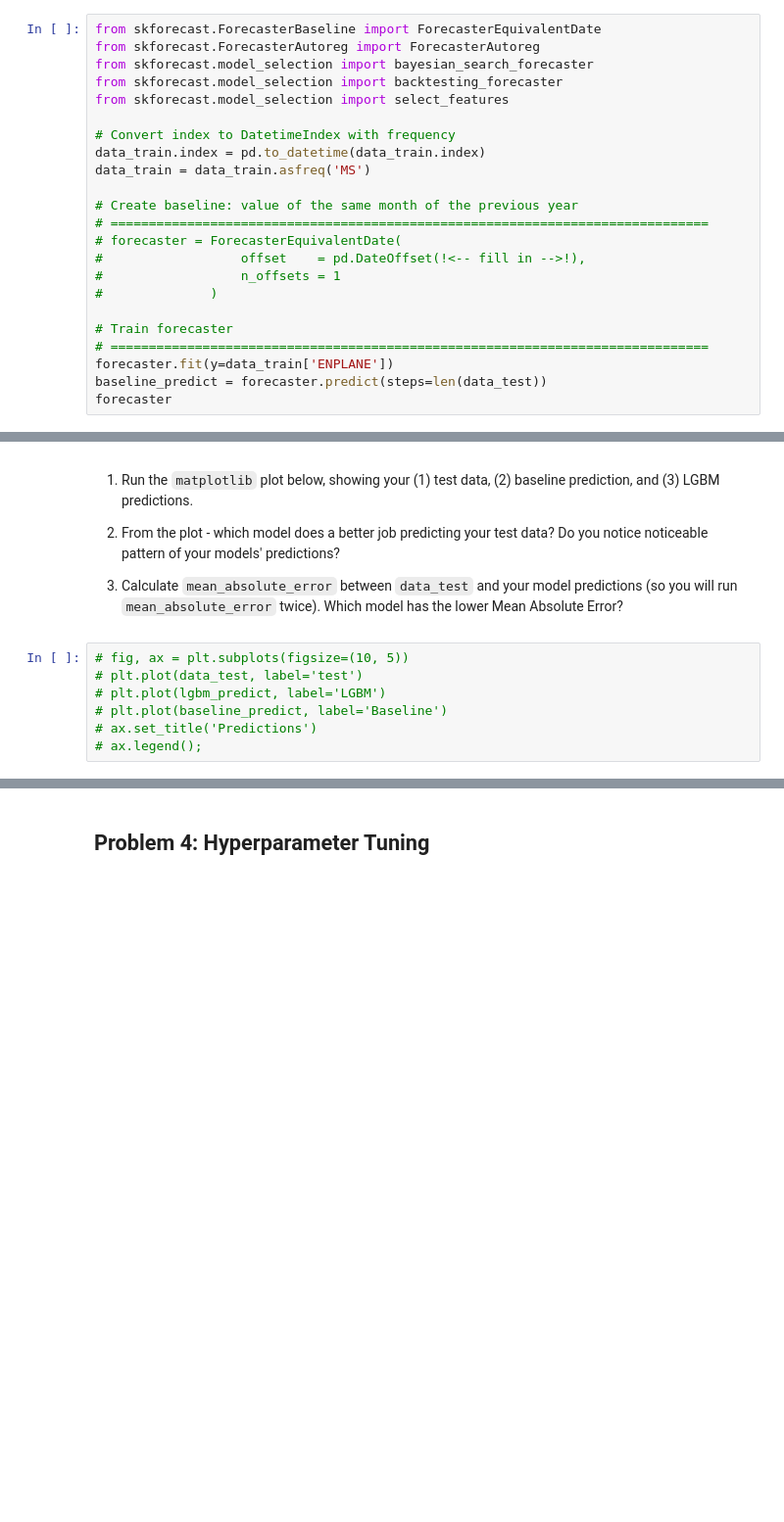
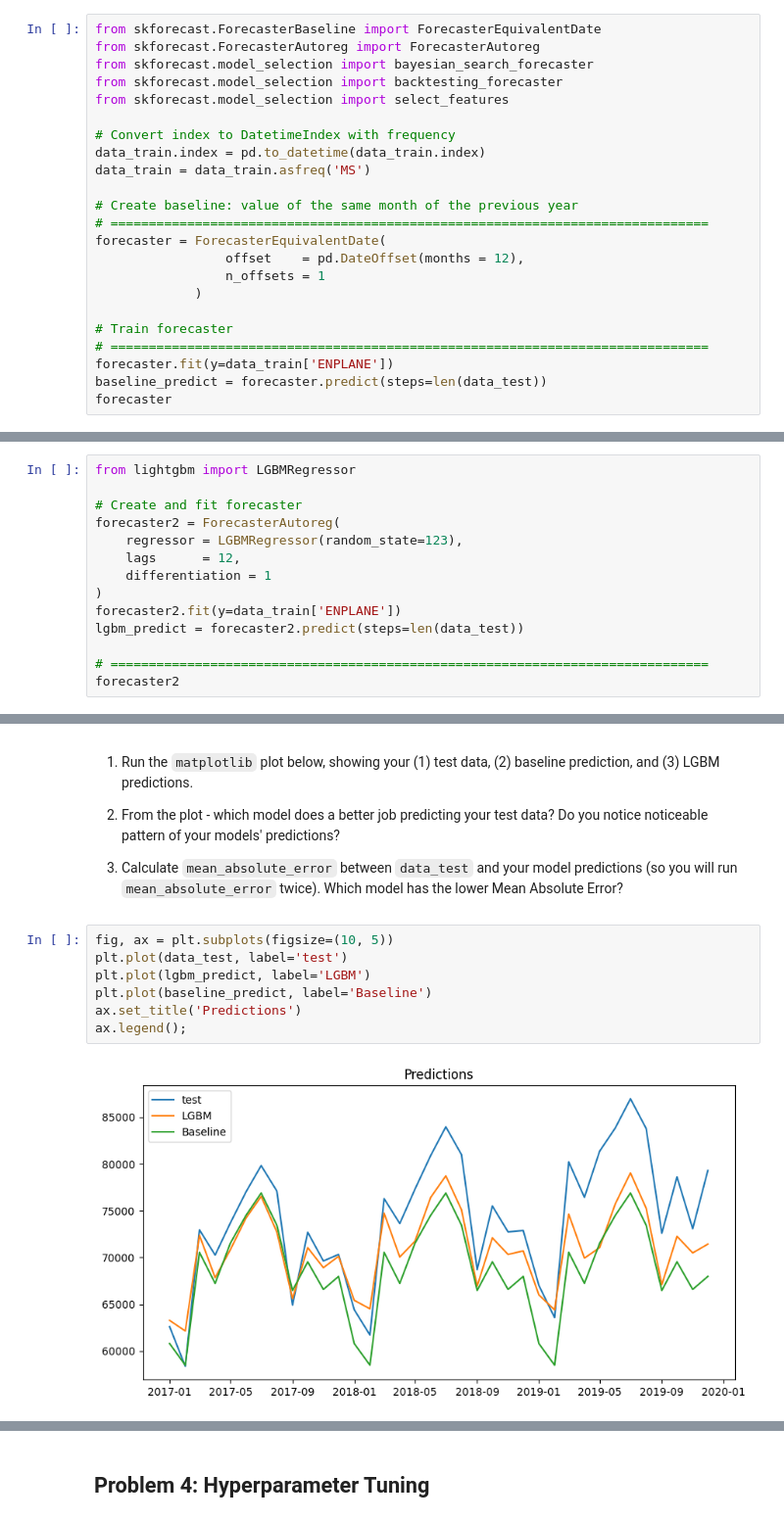
Before and after one commit to oekwonu/dsba6211-summer2024-labs, a Jupyter notebook: notebooks/dsba6211_summer2024_lab8.ipynb, the cells around one changed output, grey strips where cells are left out. Shown at 98% size. Cells and saved outputs as stored; diff of their text form; blank space fills up the shorter version.

```diff
--- a/notebooks/dsba6211_summer2024_lab8.ipynb
+++ b/notebooks/dsba6211_summer2024_lab8.ipynb
@@ -98,10 +98,10 @@ data_train = data_train.asfreq('MS')
 
 # Create baseline: value of the same month of the previous year
 # ==============================================================================
-# forecaster = ForecasterEquivalentDate(
-#                  offset    = pd.DateOffset(!<-- fill in -->!),
-#                  n_offsets = 1
-#              )
+forecaster = ForecasterEquivalentDate(
+                 offset    = pd.DateOffset(months = 12),
+                 n_offsets = 1
+             )
 
 # Train forecaster
 # ==============================================================================
@@ -132,0 +141,14 @@ from lightgbm import LGBMRegressor
+# %%
+from lightgbm import LGBMRegressor
+
+# Create and fit forecaster
+forecaster2 = ForecasterAutoreg(
+    regressor = LGBMRegressor(random_state=123),
+    lags      = 12,
+    differentiation = 1
+)
+forecaster2.fit(y=data_train['ENPLANE'])
+lgbm_predict = forecaster2.predict(steps=len(data_test))
+
+# ==============================================================================
+forecaster2
@@ -139,9 +214,11 @@ from lightgbm import LGBMRegressor
 
 3. Calculate `mean_absolute_error` between `data_test` and your model predictions (so you will run `mean_absolute_error` twice). Which model has the lower Mean Absolute Error?
 # %%
-# fig, ax = plt.subplots(figsize=(10, 5))
-# plt.plot(data_test, label='test')
-# plt.plot(lgbm_predict, label='LGBM')
-# plt.plot(baseline_predict, label='Baseline')
-# ax.set_title('Predictions')
-# ax.legend();
+fig, ax = plt.subplots(figsize=(10, 5))
+plt.plot(data_test, label='test')
+plt.plot(lgbm_predict, label='LGBM')
+plt.plot(baseline_predict, label='Baseline')
+ax.set_title('Predictions')
+ax.legend();
+# %% [output]
+[figure, added]
```
Also changed, not shown: parts of 19 cells of this notebook.
